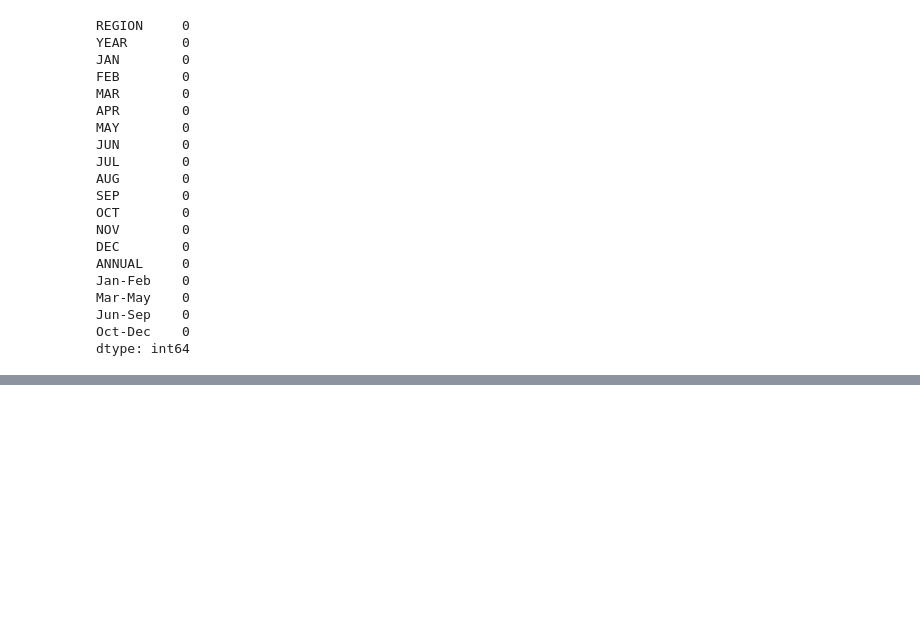
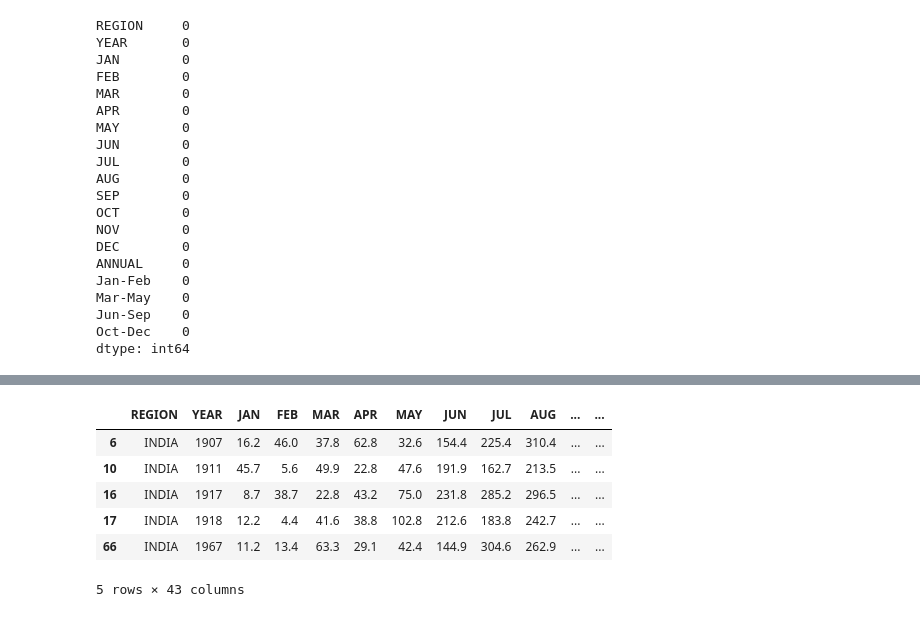
Before and after one commit to ndangi168/Rainfall_Trends_Analysis, a Jupyter notebook: rainfall_analysis.ipynb, the cells around one changed output, grey strips where cells are left out. Saved outputs shown, nothing was run; the diff lists cells and outputs as text; code cells hidden in the pictures; blank space fills up the shorter version.

```diff
--- a/rainfall_analysis.ipynb
+++ b/rainfall_analysis.ipynb
@@ -178,0 +205,21 @@ fig.show()
+# %%
+df['Annual'] = df[['JAN', 'FEB', 'MAR', 'APR', 'MAY', 'JUN',
+                   'JUL', 'AUG', 'SEP', 'OCT', 'NOV', 'DEC']].sum(axis=1)
+
+fig = px.line(
+    df, x='YEAR',
+    y='Annual',
+    title='Annual Rainfall Trend in India (1901–2015)',
+    labels={'YEAR': 'Year', 'Annual': 'Rainfall (mm)'},
+    template='plotly_white')
+
+fig.add_trace(go.Scatter(
+    x=df['YEAR'],
+    y=df['ANNUAL'].rolling(window=10).mean(),
+    mode='lines',
+    name='10-Year Rolling Avg',
+    line=dict(color='red', width=3)
+))
+
+fig.update_traces(mode='lines+markers')
+fig.show()
@@ -178,0 +295,19 @@ fig.show()
+# %%
+features = df[['JAN', 'FEB', 'MAR', 'APR', 'MAY', 'JUN',
+               'JUL', 'AUG', 'SEP', 'OCT', 'NOV', 'DEC', 'ANNUAL']]
+
+iso_forest = IsolationForest(contamination=0.05, random_state=42)
+df['anomaly_iforest'] = iso_forest.fit_predict(features)
+
+# -1 = anomaly, 1 = normal
+df_anomalies_iforest = df[df['anomaly_iforest'] == -1]
+
+df_anomalies_iforest.head()
+# %% [output]
+|  | REGION | YEAR | JAN | FEB | MAR | APR | MAY | JUN | JUL | AUG | ... | ... |
+| 6 | INDIA | 1907 | 16.2 | 46.0 | 37.8 | 62.8 | 32.6 | 154.4 | 225.4 | 310.4 | ... | ... |
+| 10 | INDIA | 1911 | 45.7 | 5.6 | 49.9 | 22.8 | 47.6 | 191.9 | 162.7 | 213.5 | ... | ... |
+| 16 | INDIA | 1917 | 8.7 | 38.7 | 22.8 | 43.2 | 75.0 | 231.8 | 285.2 | 296.5 | ... | ... |
+| 17 | INDIA | 1918 | 12.2 | 4.4 | 41.6 | 38.8 | 102.8 | 212.6 | 183.8 | 242.7 | ... | ... |
+| 66 | INDIA | 1967 | 11.2 | 13.4 | 63.3 | 29.1 | 42.4 | 144.9 | 304.6 | 262.9 | ... | ... |
+5 rows × 43 columns
```
Also changed, not shown: parts of 22 cells of this notebook.
